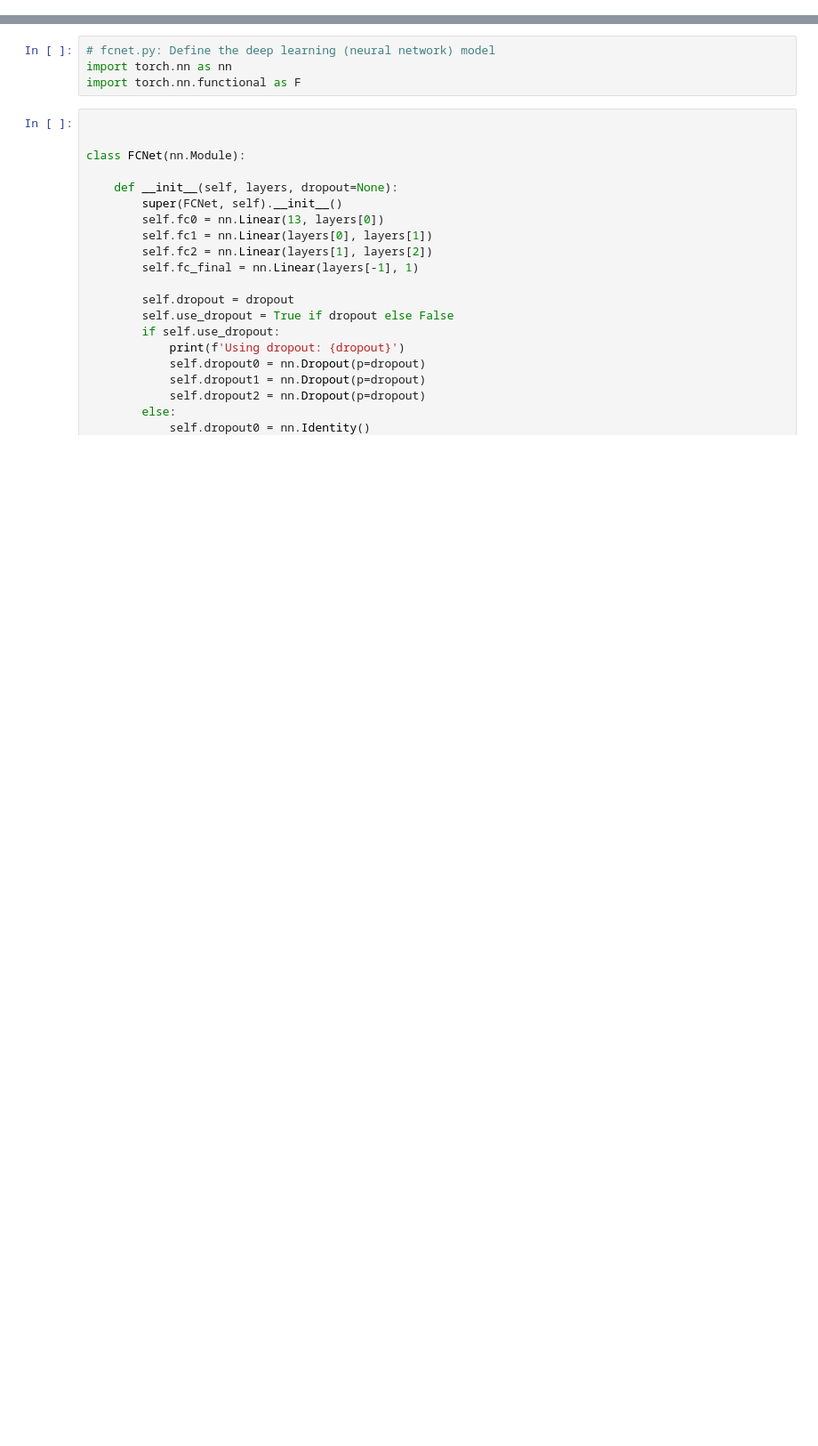
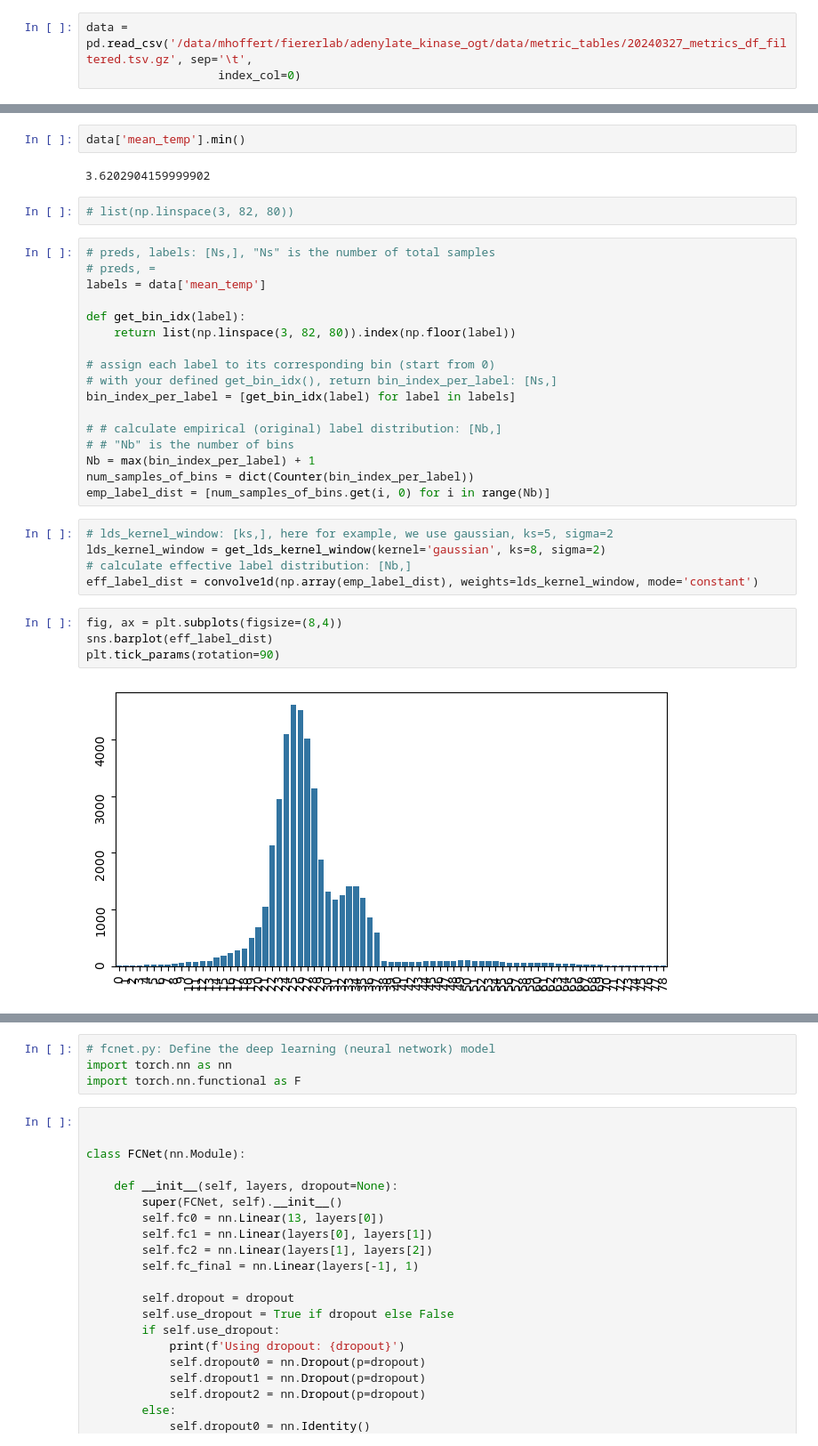
Before and after one commit to realmichaelhoffert/adenylate_kinase_ogt, a Jupyter notebook: notebooks/dev_imbalanced_regression.ipynb, the cells around one changed output, grey strips where cells are left out. Shown at 89% size. Saved outputs shown, nothing was run; the diff lists cells and outputs as text; blank space fills up the shorter version.

```diff
--- a/notebooks/dev_imbalanced_regression.ipynb
+++ b/notebooks/dev_imbalanced_regression.ipynb
@@ -0,0 +6,3 @@
+# %%
+data = pd.read_csv('/data/mhoffert/fiererlab/adenylate_kinase_ogt/data/metric_tables/20240327_metrics_df_filtered.tsv.gz', sep='\t',
+                   index_col=0)
@@ -0,0 +34,34 @@
+# %%
+data['mean_temp'].min()
+# %% [output]
+3.6202904159999902
+# %%
+# list(np.linspace(3, 82, 80))
+# %%
+# preds, labels: [Ns,], "Ns" is the number of total samples
+# preds, =
+labels = data['mean_temp']
+
+def get_bin_idx(label):
+    return list(np.linspace(3, 82, 80)).index(np.floor(label))
+
+# assign each label to its corresponding bin (start from 0)
+# with your defined get_bin_idx(), return bin_index_per_label: [Ns,]
+bin_index_per_label = [get_bin_idx(label) for label in labels]
+
+# # calculate empirical (original) label distribution: [Nb,]
+# # "Nb" is the number of bins
+Nb = max(bin_index_per_label) + 1
+num_samples_of_bins = dict(Counter(bin_index_per_label))
+emp_label_dist = [num_samples_of_bins.get(i, 0) for i in range(Nb)]
+# %%
+# lds_kernel_window: [ks,], here for example, we use gaussian, ks=5, sigma=2
+lds_kernel_window = get_lds_kernel_window(kernel='gaussian', ks=8, sigma=2)
+# calculate effective label distribution: [Nb,]
+eff_label_dist = convolve1d(np.array(emp_label_dist), weights=lds_kernel_window, mode='constant')
+# %%
+fig, ax = plt.subplots(figsize=(8,4))
+sns.barplot(eff_label_dist)
+plt.tick_params(rotation=90)
+# %% [output]
+[figure, added]
```
Also changed, not shown: parts of 4 cells of this notebook, 7 other files.
